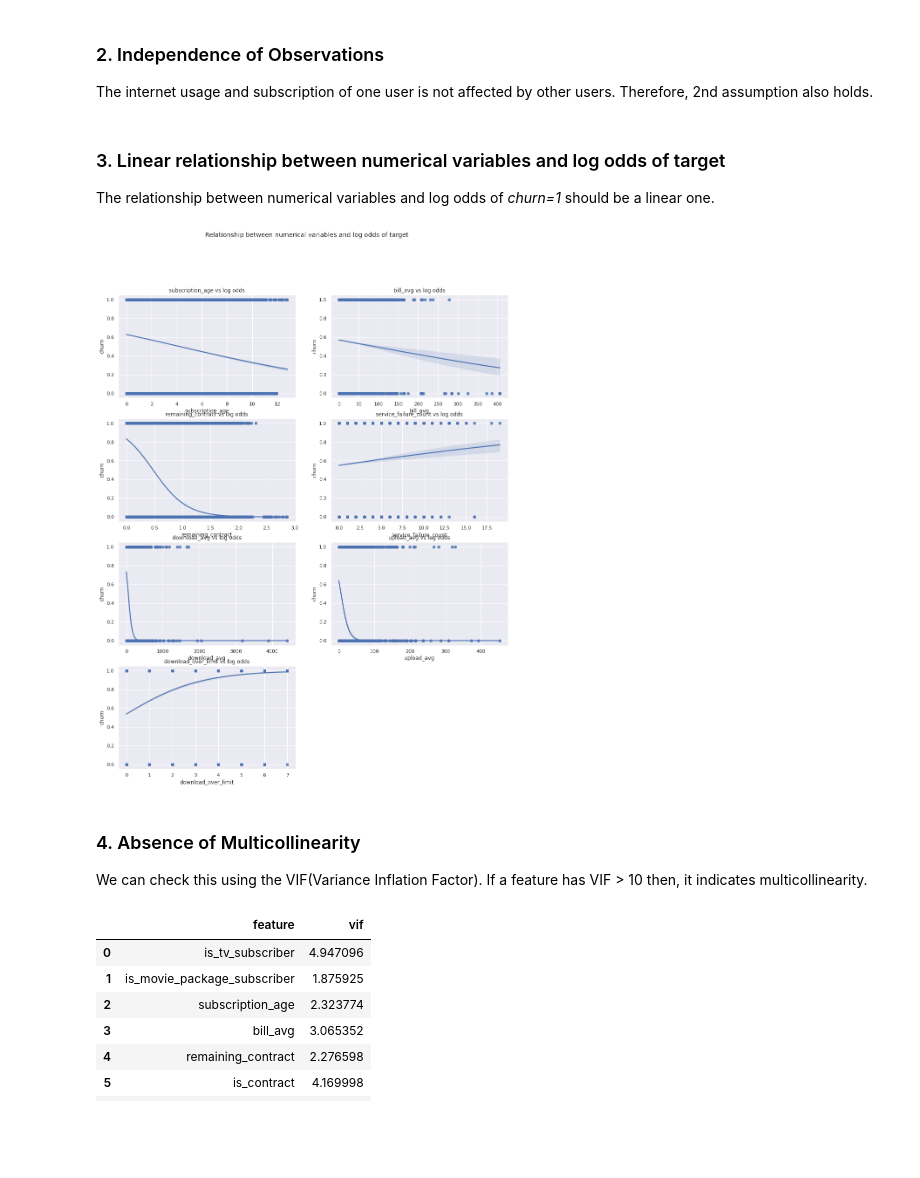
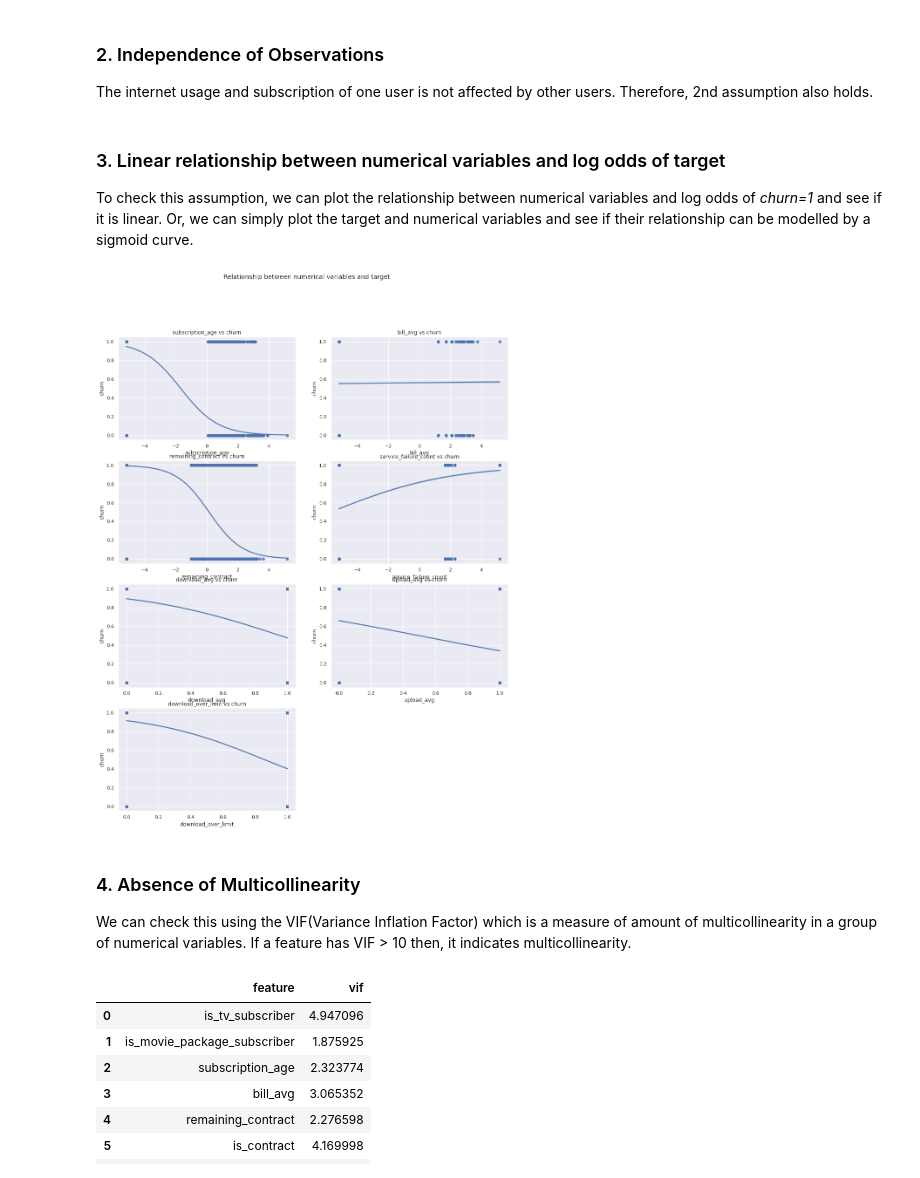
Before and after one commit to abhishek-shrm/isp-churn-prediction, a Jupyter notebook: notebooks/modeling-logistic regression.ipynb, the cells around one changed output. Saved outputs shown, nothing was run; the diff lists cells and outputs as text; code cells hidden in the pictures; blank space fills up the shorter version.

```diff
--- a/notebooks/modeling-logistic regression.ipynb
+++ b/notebooks/modeling-logistic regression.ipynb
@@ -79,29 +84,47 @@ The target is *churn* column which is a binary variable. Therefore, 1st assumpti
 The internet usage and subscription of one user is not affected by other users. Therefore, 2nd assumption also holds.
 # %% [markdown]
 ### 3. Linear relationship between numerical variables and log odds of target
-The relationship between numerical variables and log odds of *churn=1* should be a linear one.
+To check this assumption, we can plot the relationship between numerical variables and log odds of *churn=1* and see if it is linear. Or, we can simply plot the target and numerical variables and see if their relationship can be modelled by a sigmoid curve.
+# %%
+# Defining quantile transformation pipeline
+imputer = SimpleImputer(strategy='median')
+quantile_transformer = QuantileTransformer(n_quantiles=1000,
+                                           output_distribution='normal',
+                                           random_state=42)
+transformer = ColumnTransformer(transformers=[('quantile_transformer',
+                                               quantile_transformer,
+                                               [2, 3, 4, 6, 7, 8, 9])],
+                                n_jobs=-1,
+                                remainder='passthrough')
+
+transformer_pipeline = Pipeline(steps = [('median_imputer', imputer),
+                                         ('transformer', transformer)])
+# %%
+# Applying Transformation
+train_transformed = transformer_pipeline.fit_transform(train_prepared)
+train_transformed = pd.DataFrame(data = train_transformed, columns = train_prepared.columns)
 # %%
 fig, axes = plt.subplots(4,2, figsize=(16, 20))
 fig.delaxes(axes[3,1])
-fig.suptitle('Relationship between numerical variables and log odds of target')
+fig.suptitle('Relationship between numerical variables and target')
 
 numerical_cols = ['subscription_age', 'bill_avg', 'remaining_contract',
                   'service_failure_count', 'download_avg', 'upload_avg',
                   'download_over_limit']
 
 for ax, col in zip(axes.flatten(), numerical_cols):
     sns.regplot(x=f'{col}',
                 y='churn',
-                data=train_prepared,
+                data=train_transformed,
                 ax=ax,
-                logistic=True, seed=42).set_title(f"{col} vs log odds")
+                logistic=True, seed=42).set_title(f"{col} vs churn")
 
 plt.show()
 # %% [output]
-[figure, old version]
+[figure, new version]
 # %% [markdown]
 ### 4. Absence of Multicollinearity
-We can check this using the VIF(Variance Inflation Factor). If a feature has VIF > 10 then, it indicates multicollinearity.
+We can check this using the VIF(Variance Inflation Factor) which is a measure of amount of multicollinearity in a group of numerical variables. If a feature has VIF > 10 then, it indicates multicollinearity.
 # %%
 X = train_prepared.loc[:, train_prepared.columns != 'churn']
 
```
Also changed, not shown: parts of 28 cells of this notebook.
